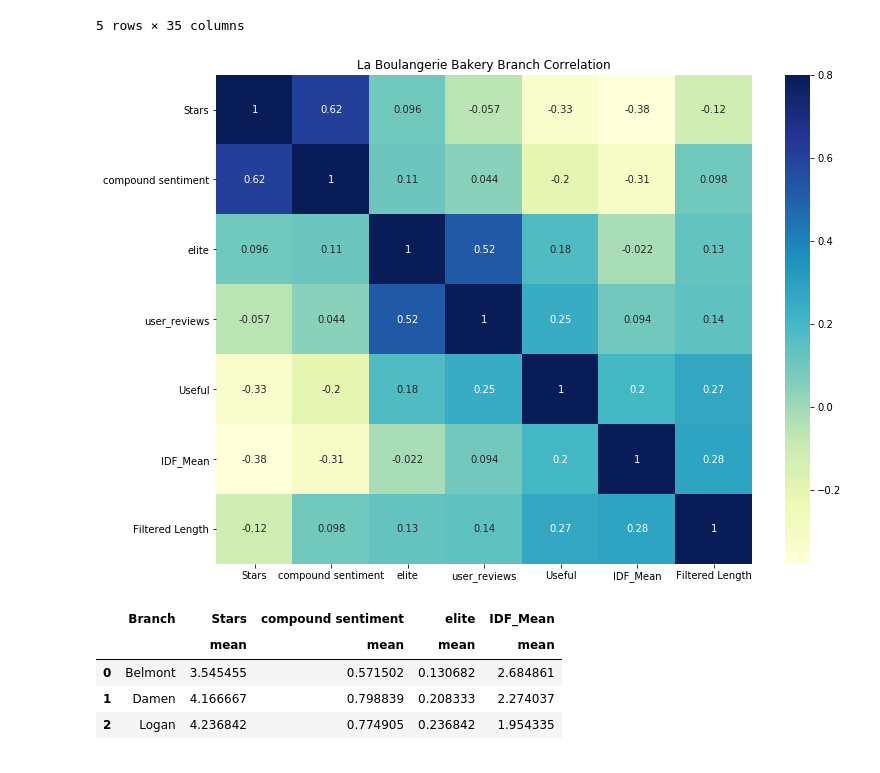
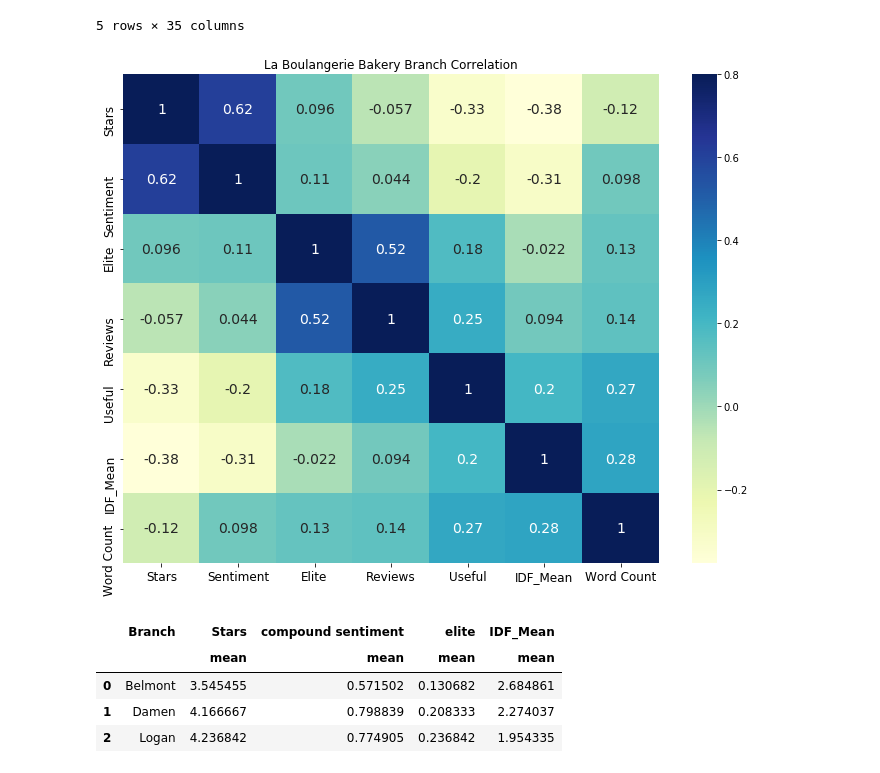
Before and after one commit to PoojaChopra123/pie_thon, a Jupyter notebook: jupyter notebooks/stacy_scratch.ipynb, the cells around one changed output. Drawn from its saved outputs; the diff is of its cells as text; code cells hidden in the pictures.

Commit message:
updating visuals in website

```diff
--- a/jupyter notebooks/stacy_scratch.ipynb
+++ b/jupyter notebooks/stacy_scratch.ipynb
@@ -1209,14 +1213,21 @@ boul_master_nlp_review_merge.head()
 | 3 | Sabrina G. | 12/23/2018 | 5 | 1 | 0 | I've been dreaming of quiche and ... | 0 | 0 | 0 | 1 | ... | ... |
 | 4 | Alfie B. | 10/10/2018 | 5 | 1 | 0 | We came to La Boulangerie after r... | 1 | 0 | 0 | 0 | ... | ... |
 5 rows × 35 columns
+# %%
+boul_master_nlp_review_merge = boul_master_nlp_review_merge.rename(columns={'compound sentiment' : 'Sentiment',\
+                                                                           'user_reviews' : 'Reviews', \
+                                                                           'elite' : 'Elite', 'Filtered Length' : \
+                                                                           'Word Count'})
 # %%
-corrmat = boul_master_nlp_review_merge[['Stars', 'compound sentiment', 'elite', \
-                                        'user_reviews', 'Useful', 'IDF_Mean', 'Filtered Length']].corr()
+corrmat = boul_master_nlp_review_merge[['Stars', 'Sentiment', 'Elite', \
+                                        'Reviews', 'Useful', 'IDF_Mean', 'Word Count']].corr()
 f, ax = plt.subplots(figsize=(12, 9))
-sns_plot = sns.heatmap(corrmat, vmax=.8, cmap="YlGnBu", annot=True,).set_title('La Boulangerie Bakery Branch Correlation')
+sns_plot = sns.heatmap(corrmat, vmax=.8, cmap="YlGnBu", annot=True, annot_kws={"size": 14})\
+.set_title('La Boulangerie Bakery Branch Correlation')
+ax.tick_params(labelsize=12)
 plt.savefig('../images/Heatmap_la_boulangerie.png')
 # %% [output]
-[figure, old version]
+[figure, new version]
 # %%
 boul_master_nlp_review_merge.groupby(['Branch'])['Stars', 'compound sentiment', 'elite', \
                                                  'IDF_Mean'].agg(['mean']).reset_index()
```
Also changed, not shown: parts of 17 cells of this notebook, 40 other files.
